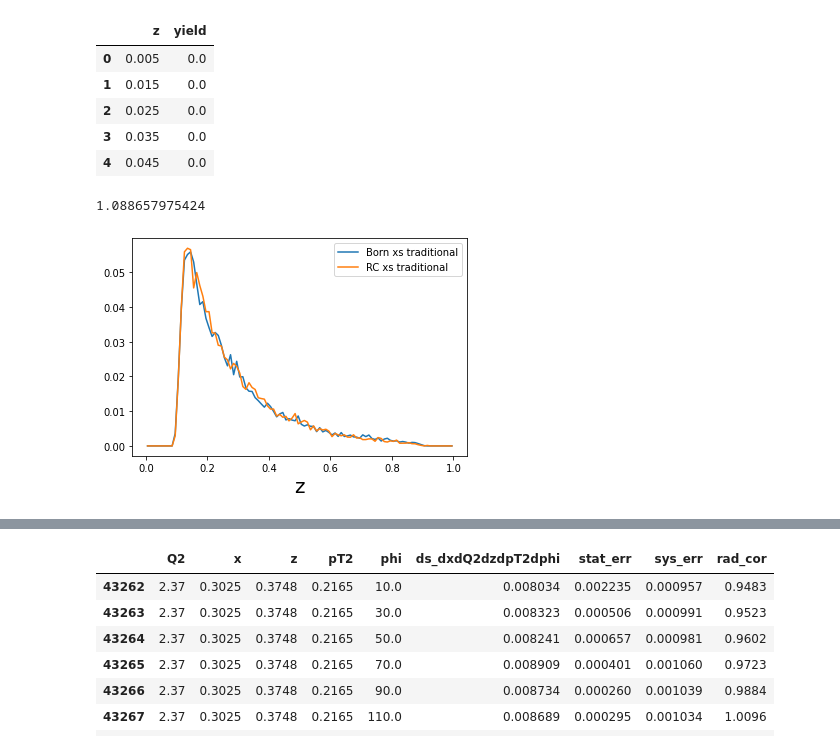
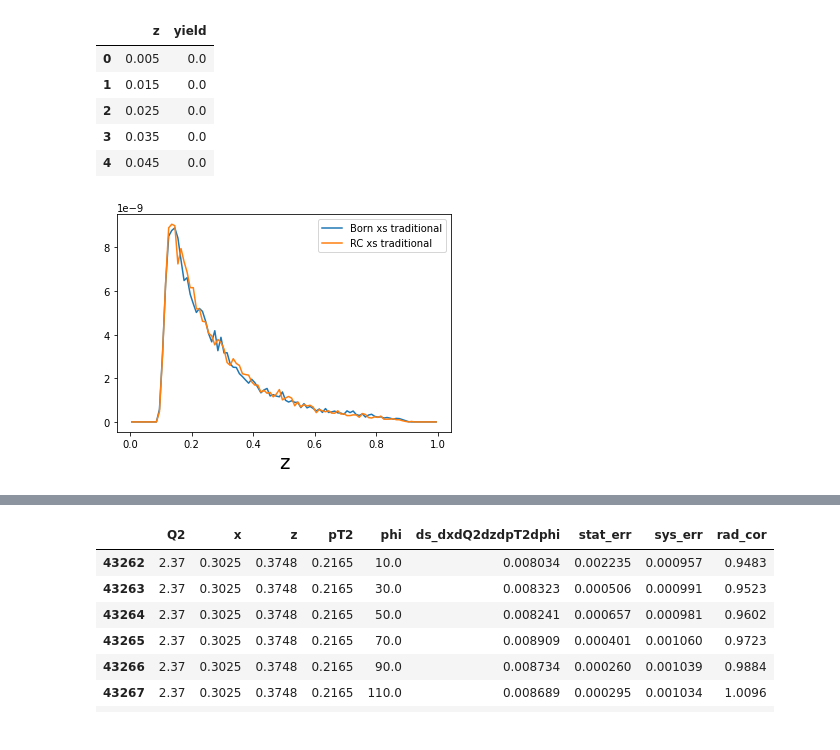
Before and after one commit to Mengzhendada/compare, a Jupyter notebook: Clas6_compare.ipynb, the cells around one changed output, grey strips where cells are left out. Drawn from its saved outputs; the diff is of its cells as text; code cells hidden in the pictures.

Commit message:
modified:   Clas6_compare.ipynb 	new file:   Factorized_traditional_compare.ipynb

```diff
--- a/Clas6_compare.ipynb
+++ b/Clas6_compare.ipynb
@@ -47,22 +74,34 @@ df_traditional_rc.head()
 | 3 | 0.035 | 0.0 |
 | 4 | 0.045 | 0.0 |
 # %%
+#Factor = 1e6*13448
+
+#1000/(2.56819*(2.66-2.23)*(0.32-0.28)*(0.2809-0.1681)*(0.4-0.36)*(-2.44+3.141592))
+#Q2,x,pt2,z,phi
+#Factor_born_z = 1000/(2.56819*(2.66-2.23)*(0.32-0.28)*(0.2809-0.1681)*(-2.44+3.141592)*(0.4-0.36)*2)
+Factor_born_z = 1000/(2.56819*(2.66-2.23)*(0.3379-0.3025)*(0.2809-0.1681)*(-2.44+3.141592)*(0.4134-0.3748)*2)
+Factor_rc_z = Factor_born_z
+#Factor = 5.1782e10/(2099*2*3.14)
+#Factor = 1/5.1782e10
 zs_traditional = df_traditional['z']
 xs_born_traditional =  df_traditional['yield']
 
 zs_rc_traditional = df_traditional_rc['z']
 xs_rc_traditional =  df_traditional_rc['yield']
 
-plt.plot(zs_traditional,np.asarray(xs_born_traditional)*Factor,'-',label='Born xs traditional')
-plt.plot(zs_rc_traditional,np.asarray(xs_rc_traditional)*Factor,'-',label='RC xs traditional')
+plt.plot(zs_traditional,np.asarray(xs_born_traditional),'-',label='Born xs traditional')
+plt.plot(zs_rc_traditional,np.asarray(xs_rc_traditional),'-',label='RC xs traditional')
+#plt.plot(zs_traditional,np.asarray(xs_born_traditional)*Factor_born_z,'-',label='Born xs traditional')
+#plt.plot(zs_rc_traditional,np.asarray(xs_rc_traditional)*Factor_rc_z,'-',label='RC xs traditional')
+
+
 plt.legend()
 plt.xlabel('z',fontsize=20)
-print(df_traditional_rc['yield'].sum()*Factor)
+#print(df_traditional_rc['yield'].sum()*Factor_rc_z)
 
 #plt.plot(zs_factorized,xs_born_factorized,'-',label='Born xs Factorized')
 #plt.plot(zs_factorized,xs_rc_factorized,'-',label='RC xs Factorized')
 
 plt.savefig('clas6/traditional_z.pdf')
 # %% [output]
-1.088657975424
-[figure, old version]
+[figure, new version]
```
Also changed, not shown: parts of 21 cells of this notebook, 1 other file.
